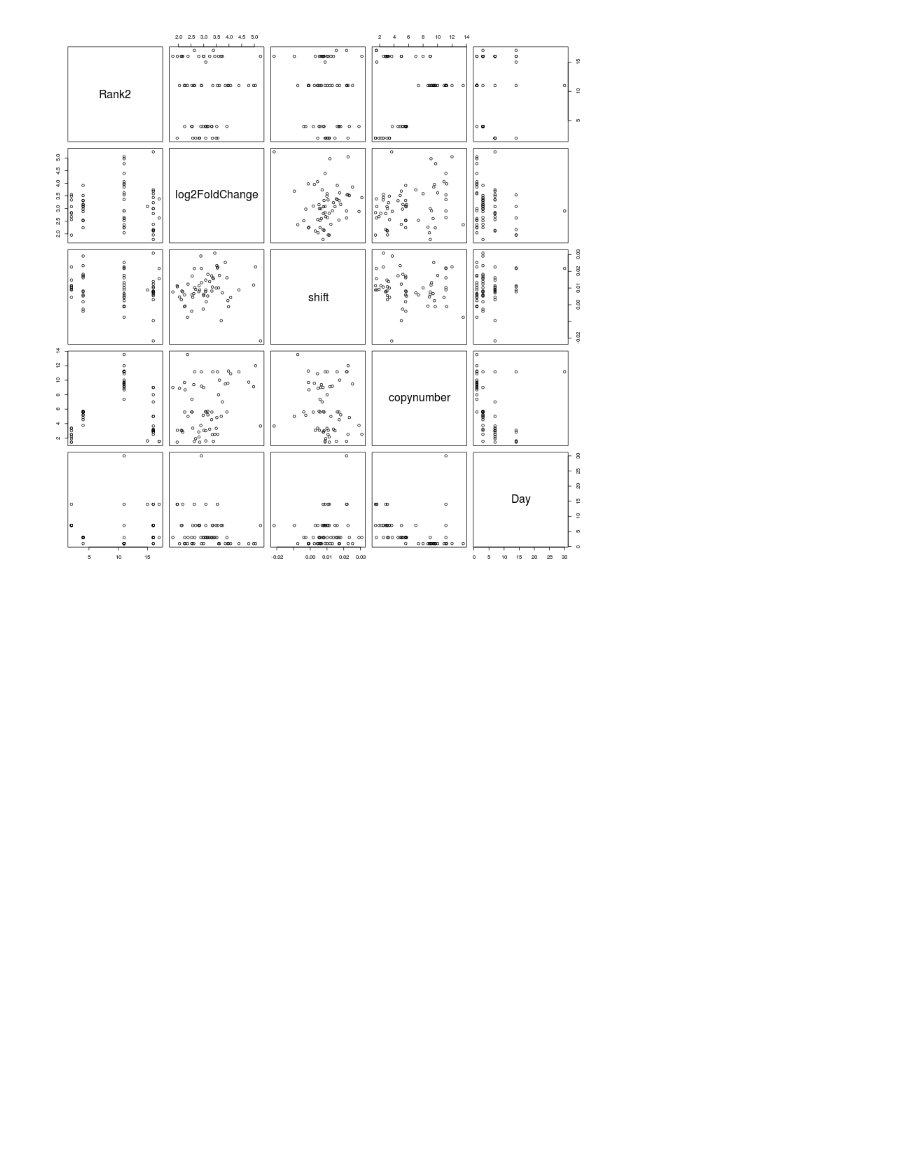
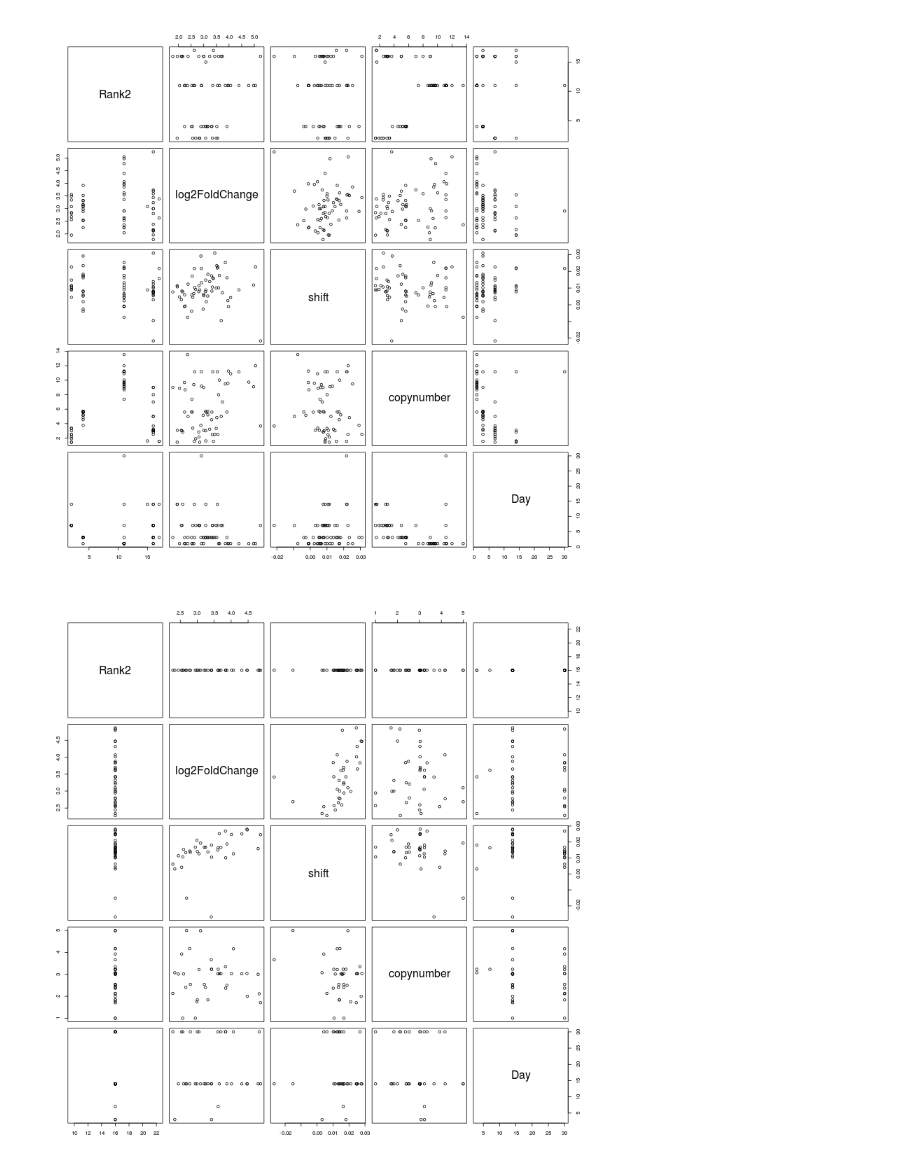
Before and after one commit to chuckpr/CSIP_succession_data_analysis, a Jupyter notebook: figures_and_stats/summary_responders.ipynb, the cells around one changed output. Cells and saved outputs as stored; diff of their text form; code cells hidden in the pictures; blank space fills up the shorter version.

Commit message:
scatterplog matrix protebacteria

```diff
--- a/figures_and_stats/summary_responders.ipynb
+++ b/figures_and_stats/summary_responders.ipynb
@@ -60,3 +60,10 @@ d = df.rspndr %>% filter(Treatment == "13CXPS") %>%
 pairs(d)
 # %% [output]
 [figure]
+# %%
+%%R -w 800 -h 800
+d = df.rspndr %>% filter(Treatment == "13CCPS", Rank2 == "Proteobacteria") %>%
+    select(Rank2, log2FoldChange, shift, copynumber, Day)
+pairs(d)
+# %% [output]
+[figure, added]
```
Also changed, not shown: parts of 1 cell of this notebook.
